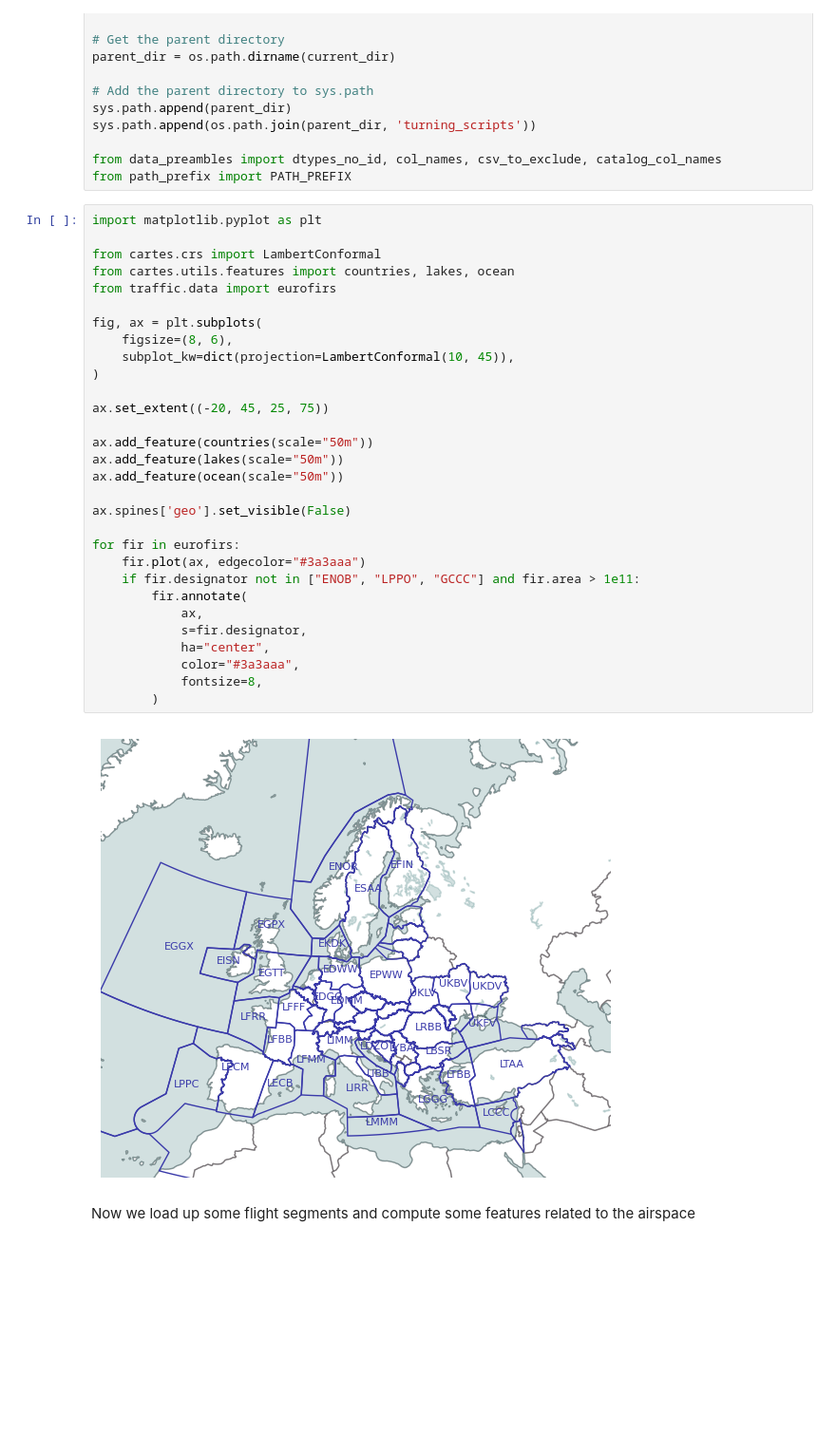
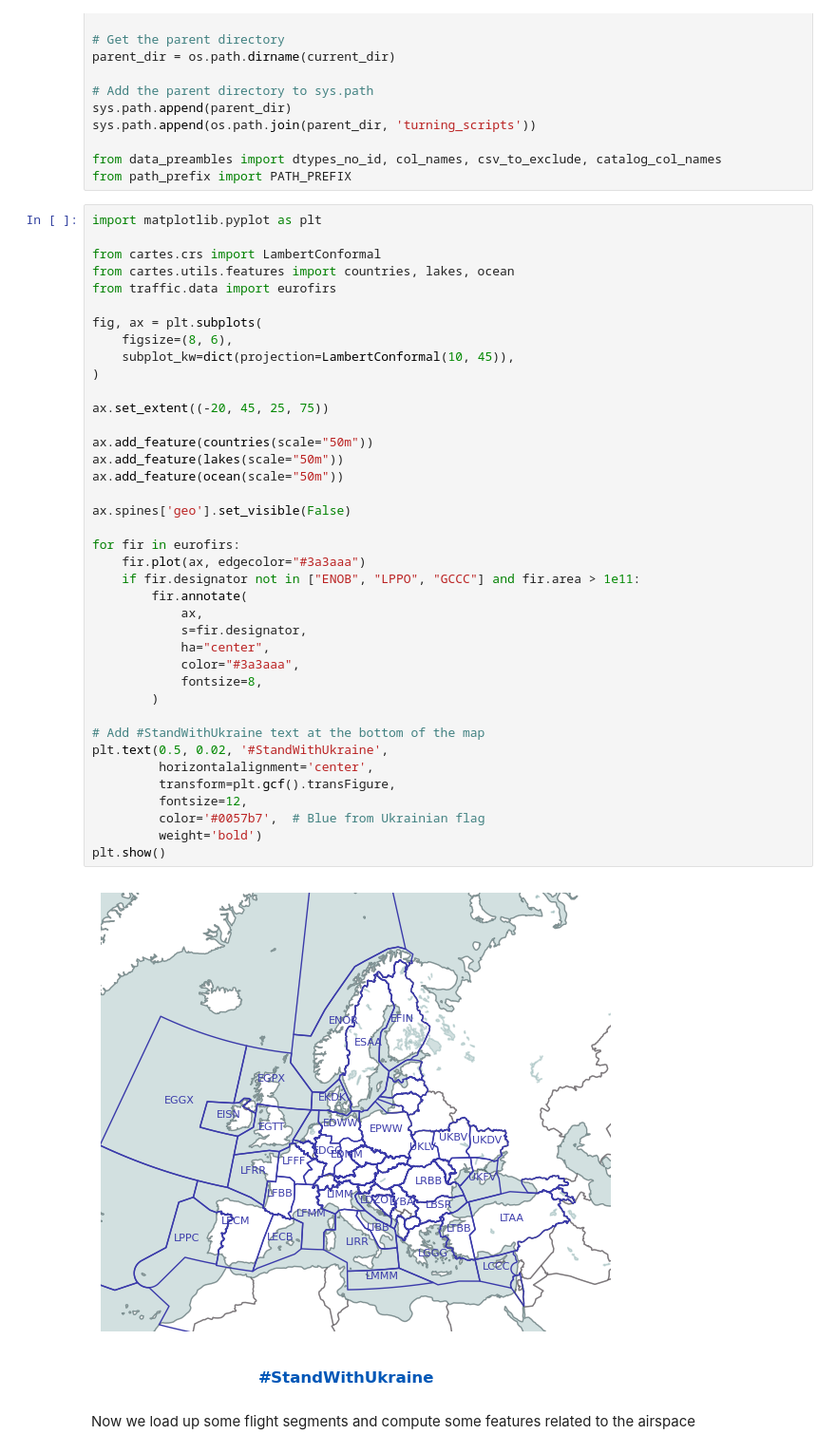
Before and after one commit to thinhhoang95/hlybokyi-potik, a Jupyter notebook: airspace_features/inspect_airspace_features.ipynb, the cells around one changed output. Shown at 95% size. Drawn from its saved outputs; the diff is of its cells as text; blank space fills up the shorter version.

```diff
--- a/airspace_features/inspect_airspace_features.ipynb
+++ b/airspace_features/inspect_airspace_features.ipynb
@@ -27,34 +27,43 @@ from path_prefix import PATH_PREFIX
 import matplotlib.pyplot as plt
 
 from cartes.crs import LambertConformal
 from cartes.utils.features import countries, lakes, ocean
 from traffic.data import eurofirs
 
 fig, ax = plt.subplots(
     figsize=(8, 6),
     subplot_kw=dict(projection=LambertConformal(10, 45)),
 )
 
 ax.set_extent((-20, 45, 25, 75))
 
 ax.add_feature(countries(scale="50m"))
 ax.add_feature(lakes(scale="50m"))
 ax.add_feature(ocean(scale="50m"))
 
 ax.spines['geo'].set_visible(False)
 
 for fir in eurofirs:
     fir.plot(ax, edgecolor="#3a3aaa")
     if fir.designator not in ["ENOB", "LPPO", "GCCC"] and fir.area > 1e11:
         fir.annotate(
             ax,
             s=fir.designator,
             ha="center",
             color="#3a3aaa",
             fontsize=8,
         )
+
+# Add #StandWithUkraine text at the bottom of the map
+plt.text(0.5, 0.02, '#StandWithUkraine',
+         horizontalalignment='center',
+         transform=plt.gcf().transFigure,
+         fontsize=12,
+         color='#0057b7',  # Blue from Ukrainian flag
+         weight='bold')
+plt.show()
 # %% [output]
-[figure, old version]
+[figure, new version]
 # %% [markdown]
 Now we load up some flight segments and compute some features related to the airspace
 # %%
```
Also changed, not shown: parts of 2 cells of this notebook, 7 other files.
